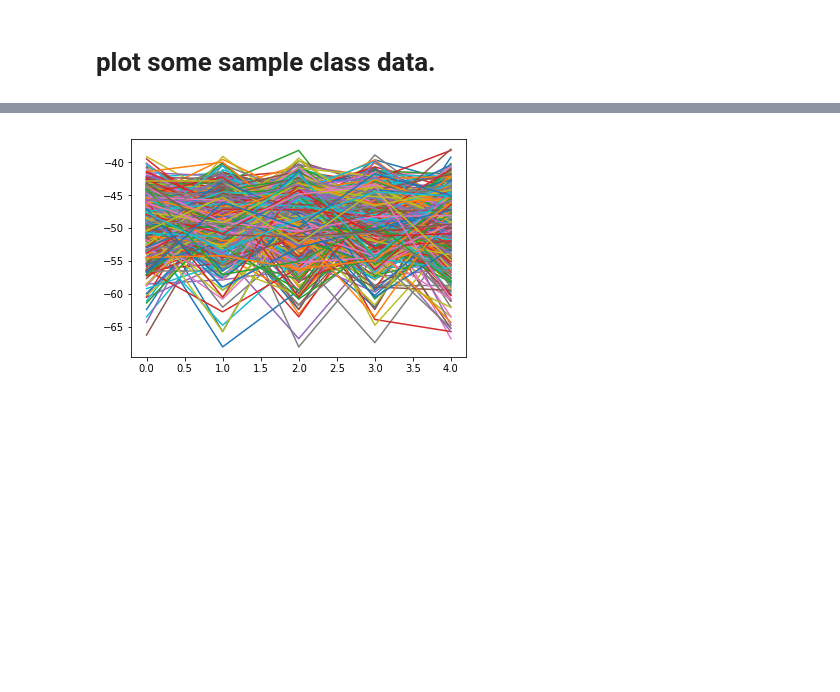
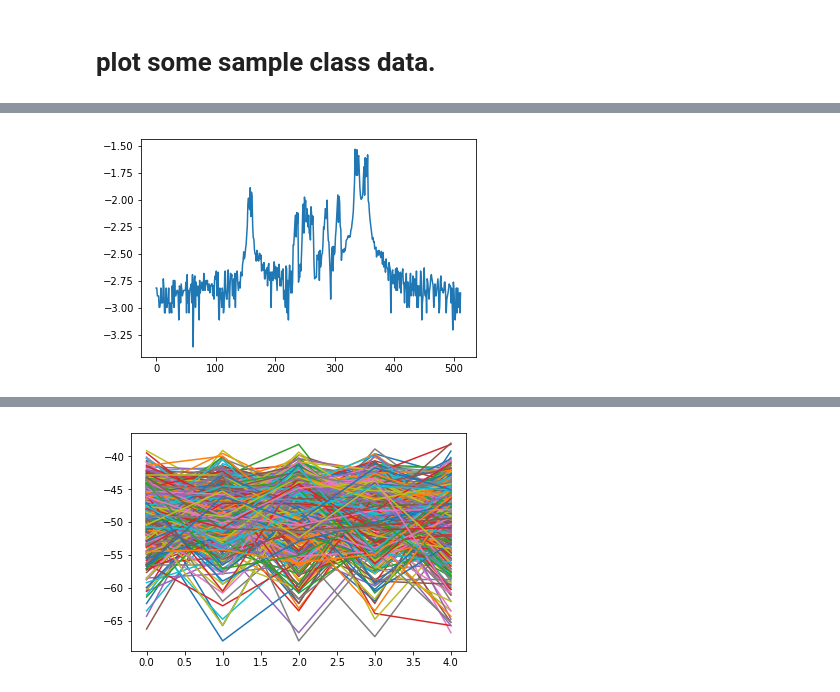
Before and after one commit to rohan-pat/lab-models, a Jupyter notebook: Visualizations of PSD Data.ipynb, the cells around one changed output, grey strips where cells are left out. Drawn from its saved outputs; the diff is of its cells as text; code cells hidden in the pictures; blank space fills up the shorter version.

```diff
--- a/Visualizations of PSD Data.ipynb
+++ b/Visualizations of PSD Data.ipynb
@@ -64,3 +45,21 @@ def plot_scaled_class_data(label_class, no=0):
+# %%
+def normalizePSD(psd, new_min=-1, new_max=1):
+    """
+    each PSD is normalized independently.
+    normalization formula used =
+    f(x) = ((new_max - new_min) / (psd_max - psd_min)) * f(x) + new_min
+    psd: numpy array with shape (1950, 512).
+    """
+    psd_max = np.max(psd)
+    psd_min = np.min(psd)
+    scaling_factor = (new_max - new_min) / (psd_max - psd_min)
+    psd *= scaling_factor
+    psd += new_min
+    return psd
+# %%
+def plotPSDSlice(psd, index=250):
+    plt.plot(psd[index])
+    plt.show()
 # %%
 data['c1'].shape
 # %% [output]
@@ -68,3 +67,9 @@ data['c1'].shape
+# %%
+psd = normalizePSD(data['Z'])
+# %%
+plotPSDSlice(psd)
+# %% [output]
+[figure, added]
 # %%
 plot_class_data('c1', 0)
 # %% [output]
```
Also changed, not shown: parts of 11 cells of this notebook, 2 other files.
